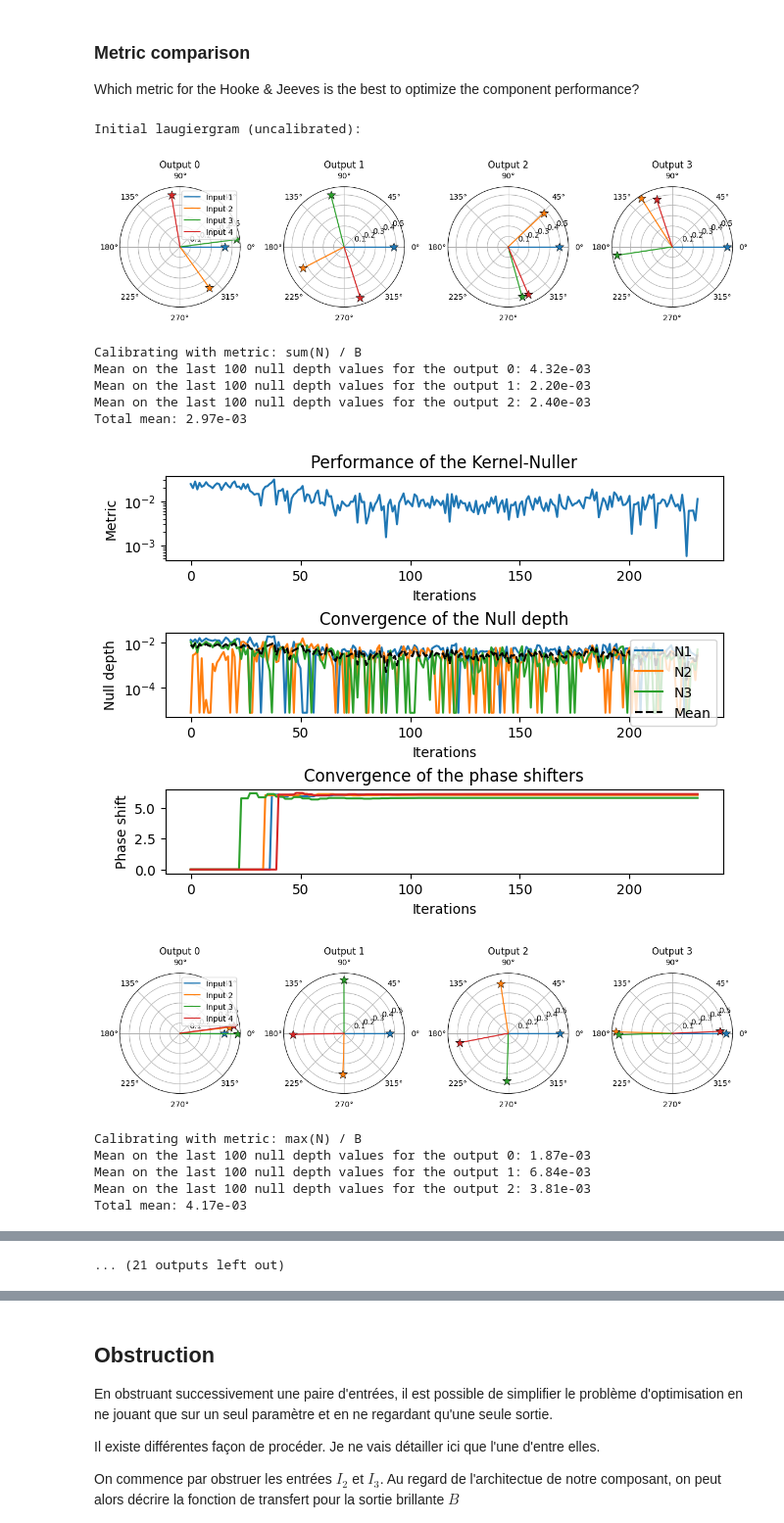
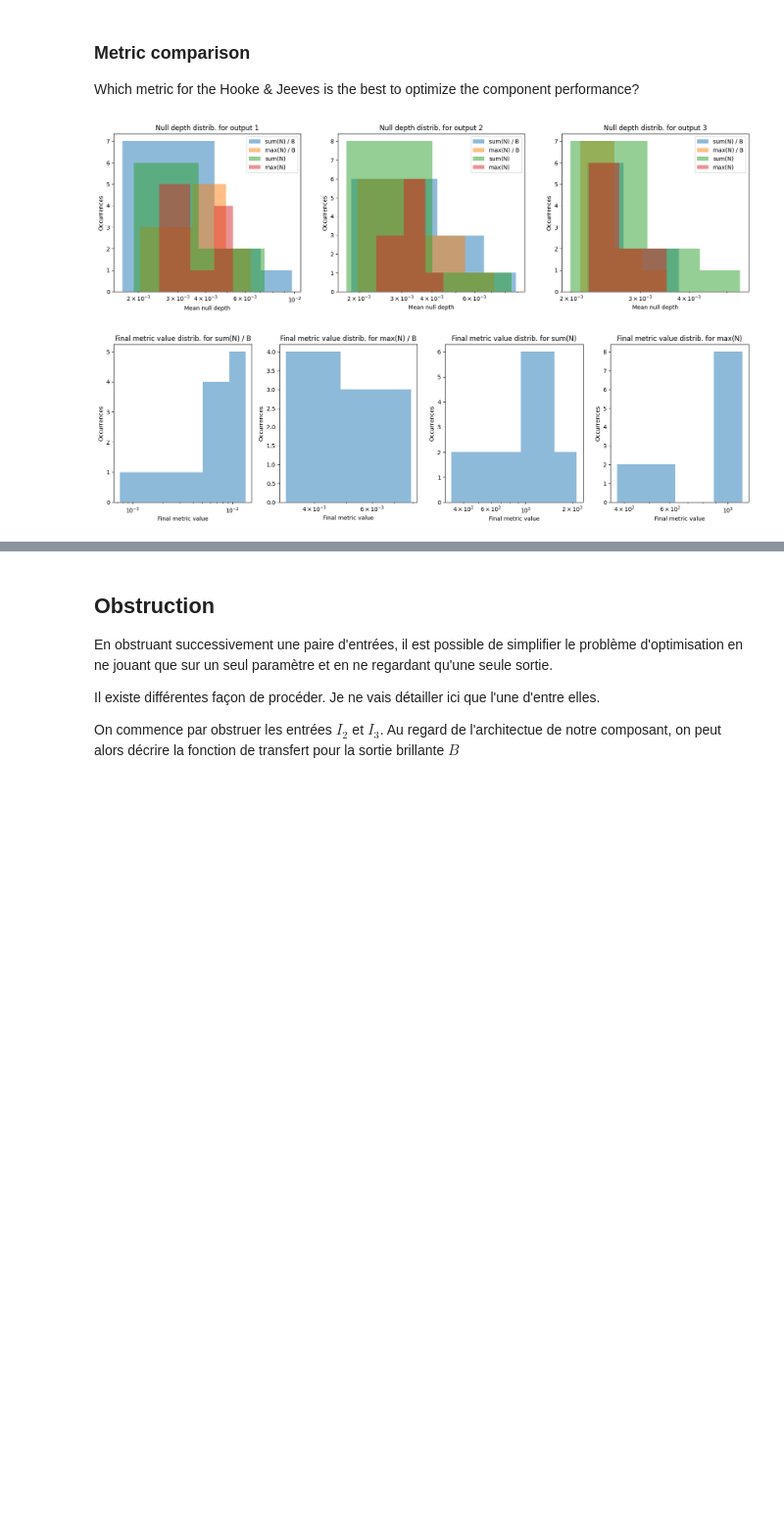
Before and after one commit to VForiel/PhD-Theory, a Jupyter notebook: Thesis.ipynb, the cells around one changed output, grey strips where cells are left out. Shown at 98% size. Drawn from its saved outputs; the diff is of its cells as text; code cells hidden in the pictures; blank space fills up the shorter version.

```diff
--- a/Thesis.ipynb
+++ b/Thesis.ipynb
@@ -437,26 +452,14 @@ Which metric for the Hooke & Jeeves is the best to optimize the component perfor
 # %%
 from src import analysis
 import phise
 import numpy as np
 import matplotlib.pyplot as plt
 import astropy.units as u
 from copy import deepcopy as copy
 
 ctx = phise.examples.contexts.get_PHOB()
 # ctx.camera.ideal = True
-df, fig = analysis.hooke_jeeves.metrics.compare(ctx, N = 10, demo=True)
+df, fig, fig2 = analysis.hooke_jeeves.metrics.compare(ctx, N = 10, demo=True)
 # %% [output]
-Initial laugiergram (uncalibrated):
-[figure, old version]
+[figure, new version]
-Calibrating with metric: sum(N) / B
-Mean on the last 100 null depth values for the output 0: 4.32e-03
-Mean on the last 100 null depth values for the output 1: 2.20e-03
-Mean on the last 100 null depth values for the output 2: 2.40e-03
-Total mean: 2.97e-03
-[figure, old version]
+[figure, new version]
-[figure, removed]
-Calibrating with metric: max(N) / B
-Mean on the last 100 null depth values for the output 0: 1.87e-03
-Mean on the last 100 null depth values for the output 1: 6.84e-03
-Mean on the last 100 null depth values for the output 2: 3.81e-03
-Total mean: 4.17e-03
@@ -477,4 +466,3 @@ Total mean: 3.69e-03
-... (21 outputs left out)
 # %%
 from src import analysis
 import phise
```
Also changed, not shown: parts of 41 cells of this notebook, 19 other files.
